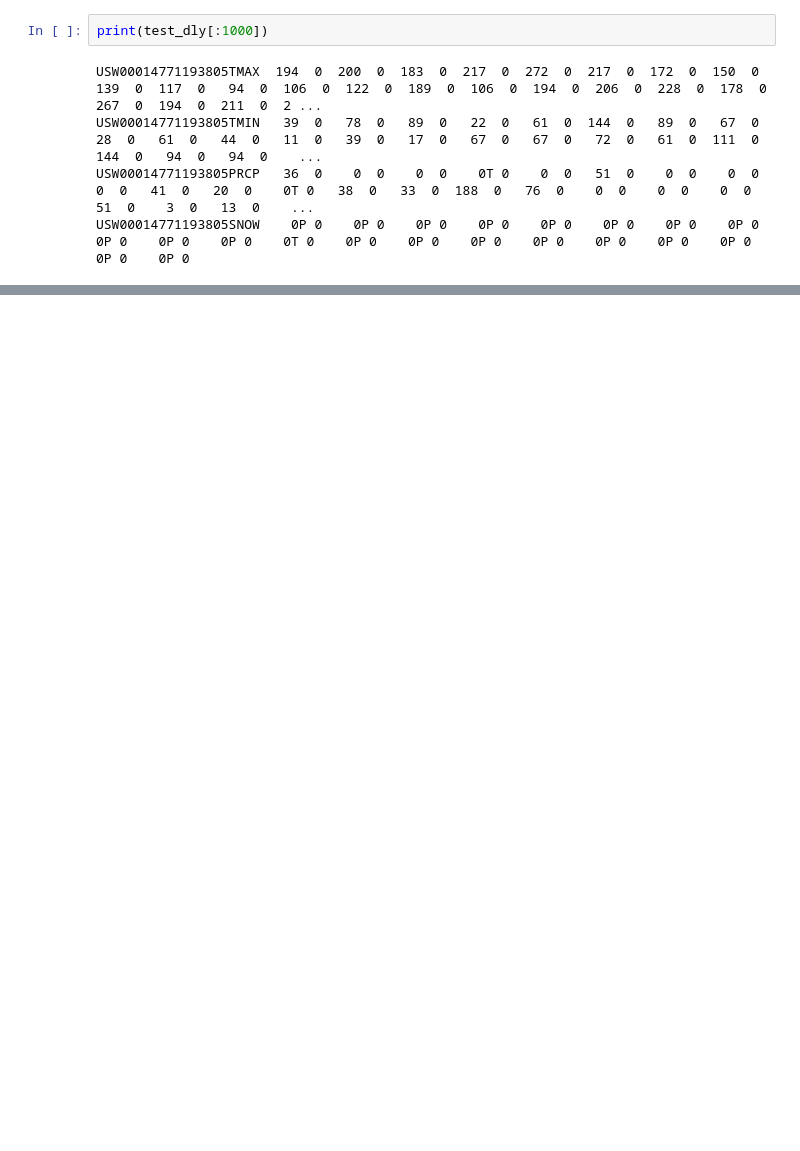
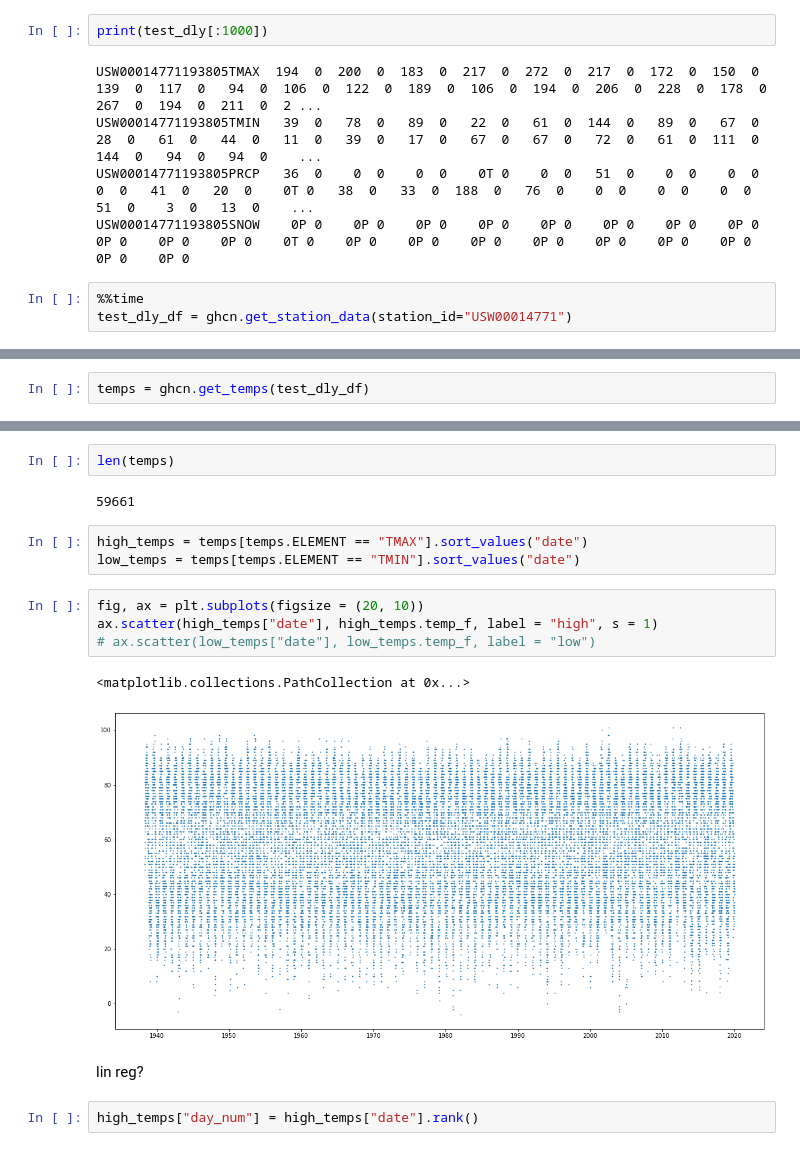
Before and after one commit to gautsi/climate, a Jupyter notebook: notebooks/ghcn.ipynb, the cells around one changed output, grey strips where cells are left out. Cells and saved outputs as stored; diff of their text form; blank space fills up the shorter version.

Commit message:
added functions to pull temperatures from GHCN dly files

```diff
--- a/notebooks/ghcn.ipynb
+++ b/notebooks/ghcn.ipynb
@@ -89,3 +105,6 @@ USW00014771193805TMAX  194  0  200  0  183  0  217  0  272  0  217  0  172  0  1
 USW00014771193805TMIN   39  0   78  0   89  0   22  0   61  0  144  0   89  0   67  0   28  0   61  0   44  0   11  0   39  0   17  0   67  0   67  0   72  0   61  0  111  0  144  0   94  0   94  0    ...
 USW00014771193805PRCP   36  0    0  0    0  0    0T 0    0  0   51  0    0  0    0  0    0  0   41  0   20  0    0T 0   38  0   33  0  188  0   76  0    0  0    0  0    0  0   51  0    3  0   13  0    ...
 USW00014771193805SNOW    0P 0    0P 0    0P 0    0P 0    0P 0    0P 0    0P 0    0P 0    0P 0    0P 0    0P 0    0T 0    0P 0    0P 0    0P 0    0P 0    0P 0    0P 0    0P 0    0P 0    0P 0
+# %%
+%%time
+test_dly_df = ghcn.get_station_data(station_id="USW00014771")
@@ -91,0 +128,2 @@ USW00014771193805SNOW    0P 0    0P 0    0P 0    0P 0    0P 0    0P 0    0P 0
+# %%
+temps = ghcn.get_temps(test_dly_df)
@@ -91,0 +139,18 @@ USW00014771193805SNOW    0P 0    0P 0    0P 0    0P 0    0P 0    0P 0    0P 0
+# %%
+len(temps)
+# %% [output]
+59661
+# %%
+high_temps = temps[temps.ELEMENT == "TMAX"].sort_values("date")
+low_temps = temps[temps.ELEMENT == "TMIN"].sort_values("date")
+# %%
+fig, ax = plt.subplots(figsize = (20, 10))
+ax.scatter(high_temps["date"], high_temps.temp_f, label = "high", s = 1)
+# ax.scatter(low_temps["date"], low_temps.temp_f, label = "low")
+# %% [output]
+<matplotlib.collections.PathCollection at 0x...>
+[figure, added]
+# %% [markdown]
+lin reg?
+# %%
+high_temps["day_num"] = high_temps["date"].rank()
```
Also changed, not shown: parts of 17 cells of this notebook, 4 other files.
